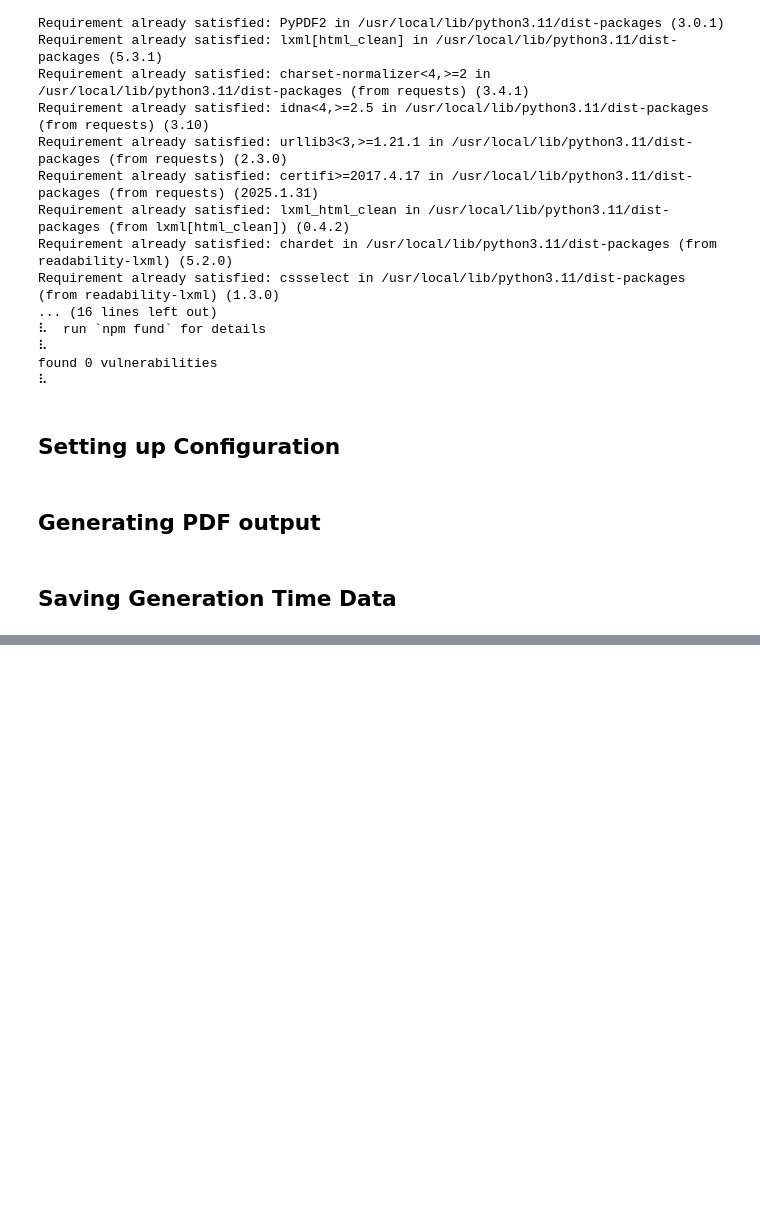
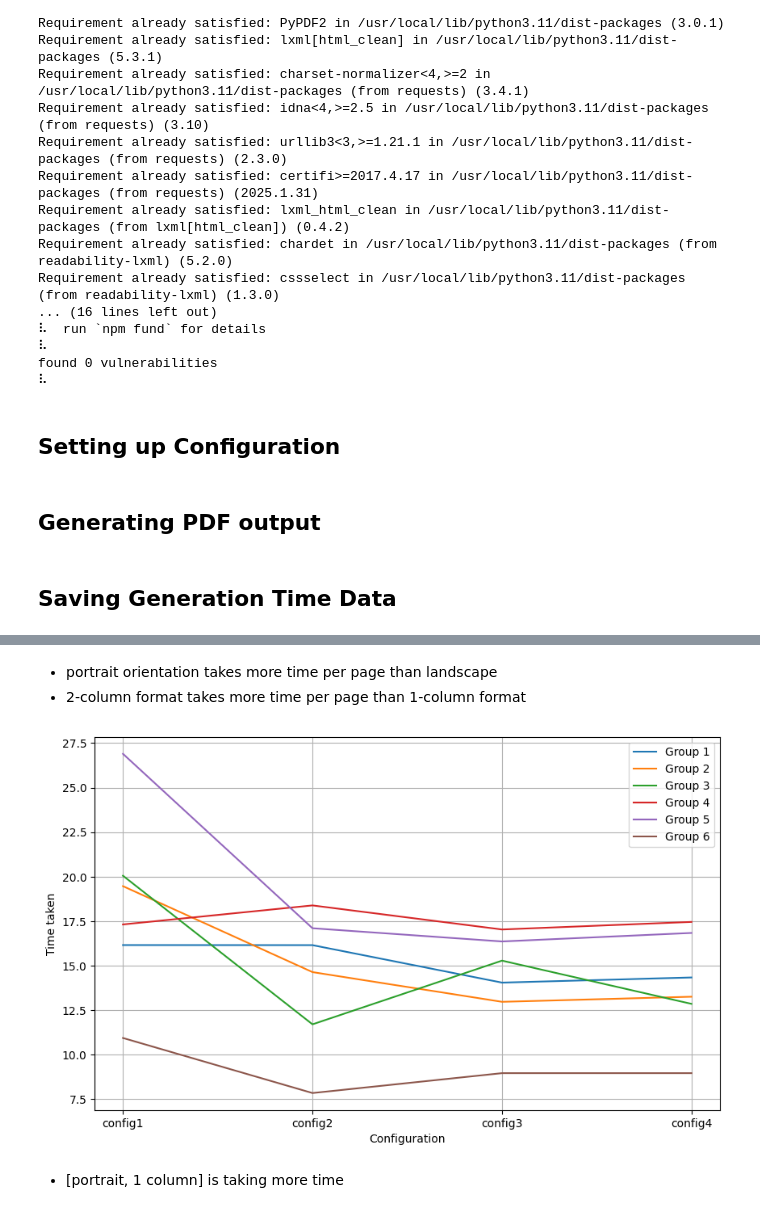
Before and after one commit to Weshallfly/customfunctions, a Jupyter notebook: main.ipynb, the cells around one changed output, grey strips where cells are left out. Drawn from its saved outputs; the diff is of its cells as text; code cells hidden in the pictures; blank space fills up the shorter version.

```diff
--- a/main.ipynb
+++ b/main.ipynb
@@ -359,0 +408,31 @@ history.to_excel('history.xlsx', index=False)
+# %% [markdown]
+- portrait orientation takes more time per page than landscape
+- 2-column format takes more time per page than 1-column format
+# %%
+import pandas as pd
+import matplotlib.pyplot as plt
+
+# Create 6 groups of 4 from the time_per_page column
+groups = []
+for i in range(0, 24, 4):
+    group = history['time_taken'].iloc[i:i+4].reset_index(drop=True)
+    groups.append(group)
+
+# X-axis labels
+configs = ['config1', 'config2', 'config3', 'config4']
+
+# Plotting
+plt.figure(figsize=(10, 6))
+
+for idx, group in enumerate(groups):
+    plt.plot(configs, group, label=f'Group {idx+1}')  # Default colors used here
+
+plt.xlabel('Configuration')
+plt.ylabel('Time taken')
+plt.legend()
+plt.grid(True)
+plt.show()
+# %% [output]
+[figure, added]
+# %% [markdown]
+- [portrait, 1 column] is taking more time
```
Also changed, not shown: parts of 2 cells of this notebook.
